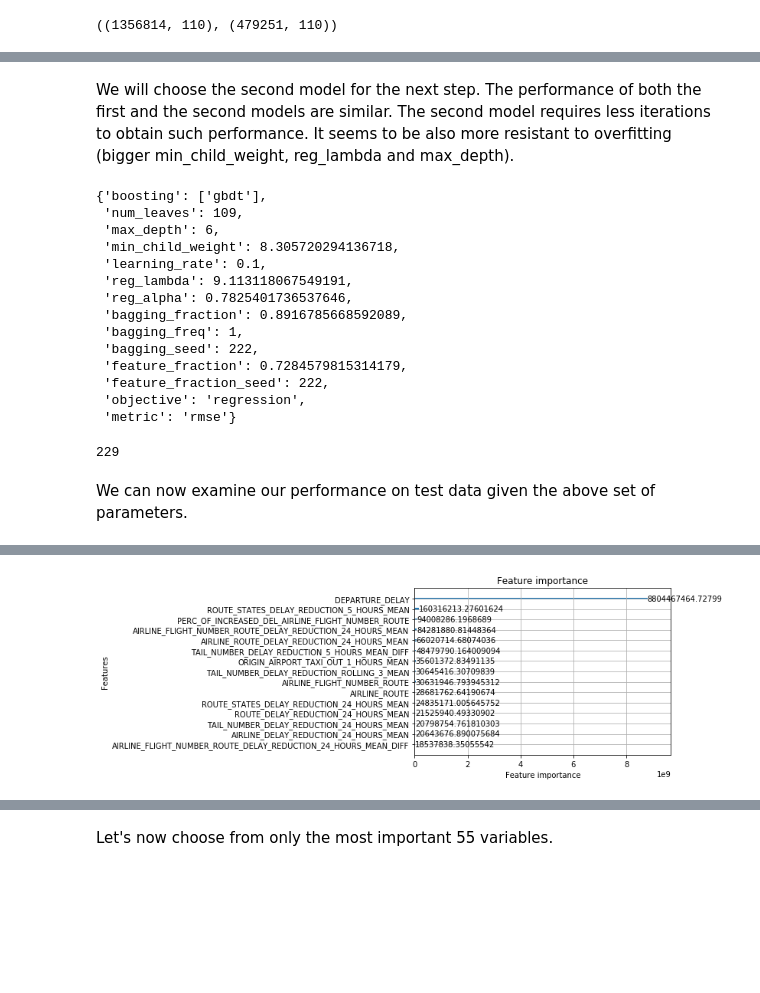
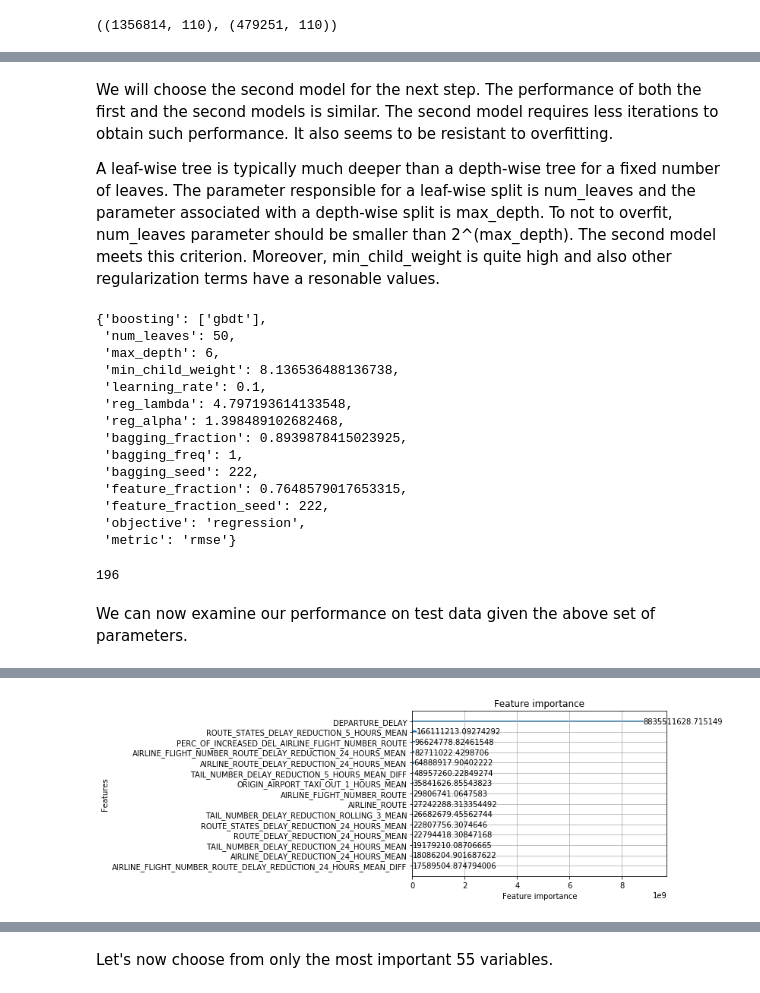
Before and after one commit to progin2037/flight_delays_prediction, a Jupyter notebook: 4. Model building.ipynb, the cells around one changed output, grey strips where cells are left out. Saved outputs shown, nothing was run; the diff lists cells and outputs as text; code cells hidden in the pictures; blank space fills up the shorter version.

```diff
--- a/4. Model building.ipynb
+++ b/4. Model building.ipynb
@@ -37,7 +37,6 @@ Let's now determine categorical variables of our data and encode them as digits.
 # %%
 categorical = ['DAY_OF_WEEK', 'AIRLINE', 'TAIL_NUMBER', 'ORIGIN_AIRPORT', 'DESTINATION_AIRPORT',
-              'STATE_ORIGIN', 'STATE_DESTINATION', 'SCHEDULED_DEPARTURE_HH', 'SCHEDULED_ARRIVAL_HH',
-               'ROUTE', 'ROUTE_STATES', 'AIRLINE_ROUTE', 'AIRLINE_FLIGHT_NUMBER_ROUTE']
+              'STATE_ORIGIN', 'STATE_DESTINATION', 'ROUTE', 'ROUTE_STATES', 'AIRLINE_ROUTE', 'AIRLINE_FLIGHT_NUMBER_ROUTE']
 # %%
 for col in categorical:
     le = LabelEncoder()
@@ -195,26 +150,29 @@ results
 # %% [markdown]
-We will choose the second model for the next step. The performance of both the first and the second models are similar. The second model requires less iterations to obtain such performance. It seems to be also more resistant to overfitting (bigger min_child_weight, reg_lambda and max_depth).
+We will choose the second model for the next step. The performance of both the first and the second models is similar. The second model requires less iterations to obtain such performance. It also seems to be resistant to overfitting.
+
+A leaf-wise tree is typically much deeper than a depth-wise tree for a fixed number of leaves. The parameter responsible for a leaf-wise split is num_leaves and the parameter associated with a depth-wise split is max_depth. To not to overfit, num_leaves parameter should be smaller than 2^(max_depth). The second model meets this criterion.
+Moreover, min_child_weight is quite high and also other regularization terms have a resonable values.
 # %%
-dict_list[53]
+dict_list[49]
 # %% [output]
 {'boosting': ['gbdt'],
- 'num_leaves': 109,
+ 'num_leaves': 50,
  'max_depth': 6,
- 'min_child_weight': 8.305720294136718,
+ 'min_child_weight': 8.136536488136738,
  'learning_rate': 0.1,
- 'reg_lambda': 9.113118067549191,
- 'reg_alpha': 0.7825401736537646,
- 'bagging_fraction': 0.8916785668592089,
+ 'reg_lambda': 4.797193614133548,
+ 'reg_alpha': 1.398489102682468,
+ 'bagging_fraction': 0.8939878415023925,
  'bagging_freq': 1,
  'bagging_seed': 222,
- 'feature_fraction': 0.7284579815314179,
+ 'feature_fraction': 0.7648579017653315,
  'feature_fraction_seed': 222,
  'objective': 'regression',
  'metric': 'rmse'}
 # %%
-iters[53]
+iters[49]
 # %% [output]
-229
+196
 # %% [markdown]
 We can now examine our performance on test data given the above set of parameters.
 # %%
@@ -223,21 +181,21 @@ train_lgb = lgb.Dataset(train.drop(['ARRIVAL_DELAY'], axis = 1), label = train.A
                        categorical_feature=categorical)
 
 params = {'boosting': ['gbdt'],
-        'num_leaves': 109,
-        'max_depth': 6,
-        'min_child_weight': 8.305720294136718,
-        'learning_rate': 0.1,
-        'reg_lambda': 9.113118067549191,
-        'reg_alpha': 0.7825401736537646,
-        'bagging_fraction': 0.8916785668592089,
-        'bagging_freq': 1,
-        'bagging_seed': 222,
-        'feature_fraction': 0.7284579815314179,
-        'feature_fraction_seed': 222,
-        'objective': 'regression',
-        'metric': 'rmse'}
+ 'num_leaves': 50,
+ 'max_depth': 6,
+ 'min_child_weight': 8.136536488136738,
+ 'learning_rate': 0.1,
+ 'reg_lambda': 4.797193614133548,
+ 'reg_alpha': 1.398489102682468,
+ 'bagging_fraction': 0.8939878415023925,
+ 'bagging_freq': 1,
+ 'bagging_seed': 222,
+ 'feature_fraction': 0.7648579017653315,
+ 'feature_fraction_seed': 222,
+ 'objective': 'regression',
+ 'metric': 'rmse'}
 
-lgb_model = lgb.train(params, train_lgb, num_boost_round = 229, categorical_feature=categorical)
+lgb_model = lgb.train(params, train_lgb, num_boost_round = 196, categorical_feature=categorical)
 
 y_pred = lgb_model.predict(test)
 print(rmse(y_pred, test.ARRIVAL_DELAY))
@@ -249,2 +207,2 @@ Wall time: 33.3 s
-[figure, old version]
+[figure, new version]
 # %% [markdown]
```
Also changed, not shown: parts of 16 cells of this notebook.
